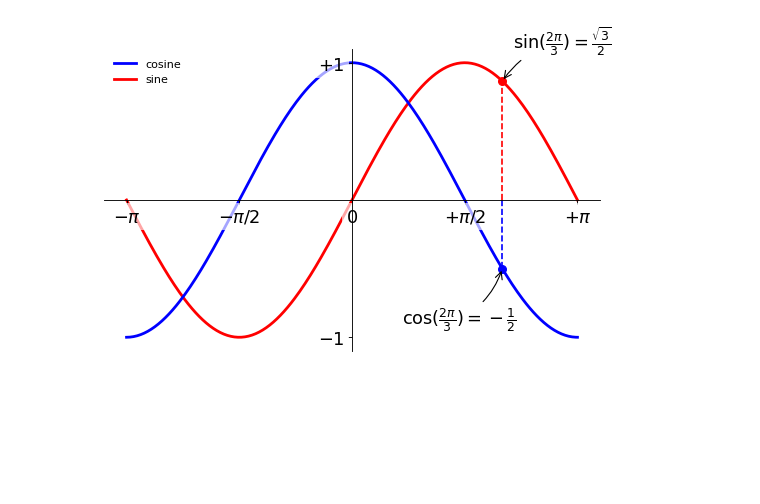
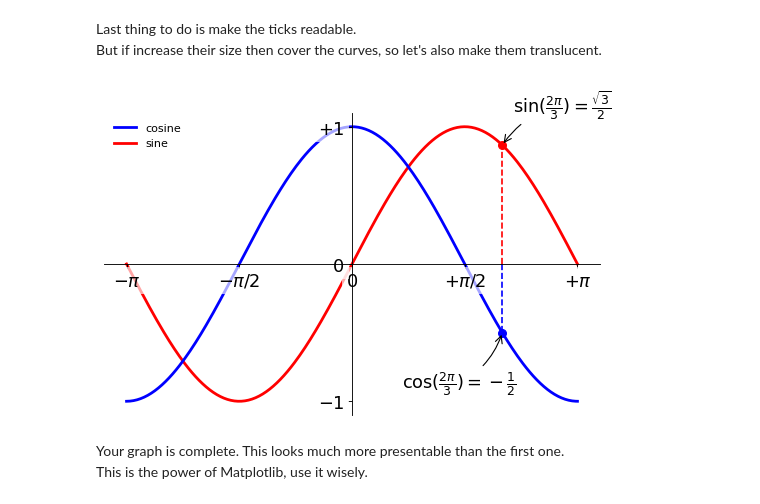
Before and after one commit to krittikaiitb/tutorials, a Jupyter notebook: Matplotlib 2/Example.ipynb, the cells around one changed output. Saved outputs shown, nothing was run; the diff lists cells and outputs as text; code cells hidden in the pictures; blank space fills up the shorter version.

```diff
--- a/Matplotlib 2/Example.ipynb
+++ b/Matplotlib 2/Example.ipynb
@@ -204,57 +181,50 @@ plt.show()
 [figure]
+# %% [markdown]
+Last thing to do is make the ticks readable.
+But if increase their size then cover the curves, so let's also make them translucent.
 # %%
-import numpy as np
-import matplotlib.pyplot as plt
+fig = plt.figure(figsize=(8,5), dpi=80)
+ax = fig.add_subplot(111)
 
-plt.figure(figsize=(8,5), dpi=80)
-ax = plt.subplot(111)
 ax.spines['right'].set_visible(False)
 ax.spines['top'].set_visible(False)
 ax.xaxis.set_ticks_position('bottom')
 ax.spines['bottom'].set_position(('data',0))
 ax.yaxis.set_ticks_position('left')
 ax.spines['left'].set_position(('data',0))
 
-X = np.linspace(-np.pi, np.pi, 256,endpoint=True)
-C,S = np.cos(X), np.sin(X)
+ax.plot(X, C, color="blue", linewidth=2.5, linestyle="-", label="cosine", zorder=-1)
+ax.plot(X, S, color="red", linewidth=2.5, linestyle="-",  label="sine", zorder=-2)
 
-plt.plot(X, C, color="blue", linewidth=2.5, linestyle="-", label="cosine",
-         zorder=-1)
-plt.plot(X, S, color="red", linewidth=2.5, linestyle="-",  label="sine",
-         zorder=-2)
+ax.set_xlim(X.min()*1.1, X.max()*1.1)
+ax.set_xticks([-np.pi, -np.pi/2, 0, np.pi/2, np.pi])
+ax.set_xticklabels([r'$-\pi$', r'$-\pi/2$', r'$0$', r'$+\pi/2$', r'$+\pi$'])
 
+ax.set_ylim(C.min()*1.1,C.max()*1.1)
+ax.set_yticks([-1, 0, +1])
+ax.set_yticklabels([r'$-1$', r'$0$', r'$+1$'])
 
-plt.xlim(X.min()*1.1, X.max()*1.1)
-plt.xticks([-np.pi, -np.pi/2, 0, np.pi/2, np.pi],
-           [r'$-\pi$', r'$-\pi/2$', r'$0$', r'$+\pi/2$', r'$+\pi$'])
-
-plt.ylim(C.min()*1.1,C.max()*1.1)
-plt.yticks([-1, +1],
-           [r'$-1$', r'$+1$'])
-
-plt.legend(loc='upper left', frameon=False)
+ax.legend(loc='upper left', frameon=False)
 
 t = 2*np.pi/3
-plt.plot([t,t],[0,np.cos(t)],
-         color ='blue',  linewidth=1.5, linestyle="--")
-plt.scatter([t,],[np.cos(t),], 50, color ='blue')
-plt.annotate(r'$\sin(\frac{2\pi}{3})=\frac{\sqrt{3}}{2}$',
-             xy=(t, np.sin(t)),  xycoords='data',
+ax.plot([t,t],[0,np.cos(t)], color ='blue',  linewidth=1.5, linestyle="--")
+ax.plot([t,t],[0,np.sin(t)], color ='red',  linewidth=1.5, linestyle="--")
+
+ax.scatter([t,],[np.cos(t),], 50, color ='blue')
+ax.scatter([t,],[np.sin(t),], 50, color ='red')
+
+ax.annotate(r'$\cos(\frac{2\pi}{3})=-\frac{1}{2}$', xy=(t, np.cos(t)), xycoords='data',
+             xytext=(-90, -50), textcoords='offset points', fontsize=16,
+             arrowprops=dict(arrowstyle="->", connectionstyle="arc3,rad=.2"))
+ax.annotate(r'$\sin(\frac{2\pi}{3})=\frac{\sqrt{3}}{2}$', xy=(t, np.sin(t)), xycoords='data',
              xytext=(+10, +30), textcoords='offset points', fontsize=16,
              arrowprops=dict(arrowstyle="->", connectionstyle="arc3,rad=.2"))
 
-plt.plot([t,t],[0,np.sin(t)],
-         color ='red',  linewidth=1.5, linestyle="--")
-plt.scatter([t,],[np.sin(t),], 50, color ='red')
-plt.annotate(r'$\cos(\frac{2\pi}{3})=-\frac{1}{2}$',
-             xy=(t, np.cos(t)),  xycoords='data',
-             xytext=(-90, -50), textcoords='offset points', fontsize=16,
-             arrowprops=dict(arrowstyle="->", connectionstyle="arc3,rad=.2"))
-
-for label in ax.get_xticklabels() + ax.get_yticklabels():
-    label.set_fontsize(16)
-    label.set_bbox(dict(facecolor='white', edgecolor='None', alpha=0.65 ))
-
-plt.show()
+for label in ax.get_xticklabels() + ax.get_yticklabels(): ##
+    label.set_fontsize(16) ##
+    label.set_bbox(dict(facecolor='white', edgecolor='None', alpha=0.65 )) ##
 # %% [output]
-[figure, old version]
+[figure, new version]
+# %% [markdown]
+Your graph is complete. This looks much more presentable than the first one.
+This is the power of Matplotlib, use it wisely.
```
Also changed, not shown: parts of 18 cells of this notebook, 1 other file.
